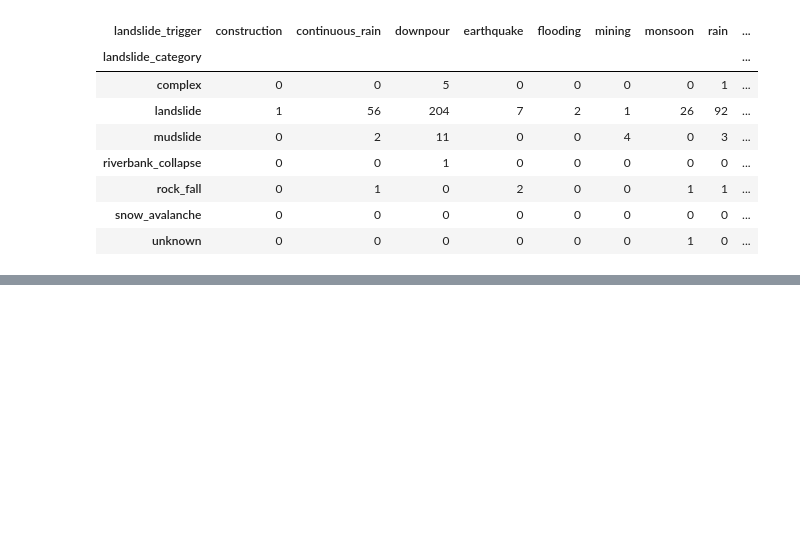
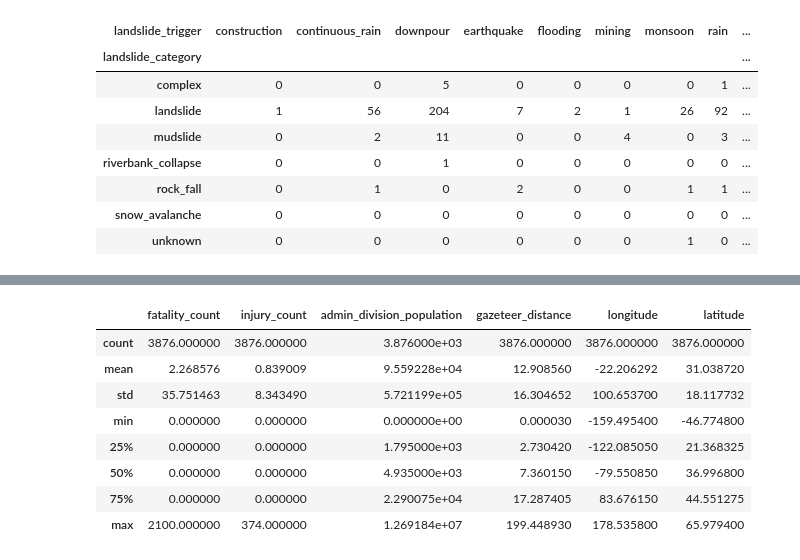
Before and after one commit to saltyyboii/landslide-risk-assessment, a Jupyter notebook: Mountain_Hazard_Review_2.ipynb, the cells around one changed output, grey strips where cells are left out. Saved outputs shown, nothing was run; the diff lists cells and outputs as text; code cells hidden in the pictures; blank space fills up the shorter version.

```diff
--- a/Mountain_Hazard_Review_2.ipynb
+++ b/Mountain_Hazard_Review_2.ipynb
@@ -349,0 +446,21 @@ plt.show()
+# %%
+# Unit 2: Prepare numerical data for Machine Learning
+
+# Select useful numerical variables
+ml_data = df[
+    [
+        "fatality_count",
+        "injury_count",
+        "admin_division_population",
+        "gazeteer_distance",
+        "longitude",
+        "latitude"
+    ]
+].copy()
+
+# Display the selected variables
+display(ml_data.head())
+
+# Check missing values
+print("Missing values:")
+display(ml_data.isnull().sum())
@@ -349,0 +483,10 @@ plt.show()
+# %%
+# Remove records with missing values in the selected variables
+
+ml_data = ml_data.dropna()
+
+print("Shape after removing missing values:")
+print(ml_data.shape)
+
+# Check that no missing values remain
+display(ml_data.isnull().sum())
@@ -349,0 +504,14 @@ plt.show()
+# %%
+# Display statistical summary of the cleaned ML dataset
+
+display(ml_data.describe())
+# %% [output]
+|  | fatality_count | injury_count | admin_division_population | gazeteer_distance | longitude | latitude |
+| count | 3876.000000 | 3876.000000 | 3.876000e+03 | 3876.000000 | 3876.000000 | 3876.000000 |
+| mean | 2.268576 | 0.839009 | 9.559228e+04 | 12.908560 | -22.206292 | 31.038720 |
+| std | 35.751463 | 8.343490 | 5.721199e+05 | 16.304652 | 100.653700 | 18.117732 |
+| min | 0.000000 | 0.000000 | 0.000000e+00 | 0.000030 | -159.495400 | -46.774800 |
+| 25% | 0.000000 | 0.000000 | 1.795000e+03 | 2.730420 | -122.085050 | 21.368325 |
+| 50% | 0.000000 | 0.000000 | 4.935000e+03 | 7.360150 | -79.550850 | 36.996800 |
+| 75% | 0.000000 | 0.000000 | 2.290075e+04 | 17.287405 | 83.676150 | 44.551275 |
+| max | 2100.000000 | 374.000000 | 1.269184e+07 | 199.448930 | 178.535800 | 65.979400 |
```
Also changed, not shown: parts of 12 cells of this notebook.
